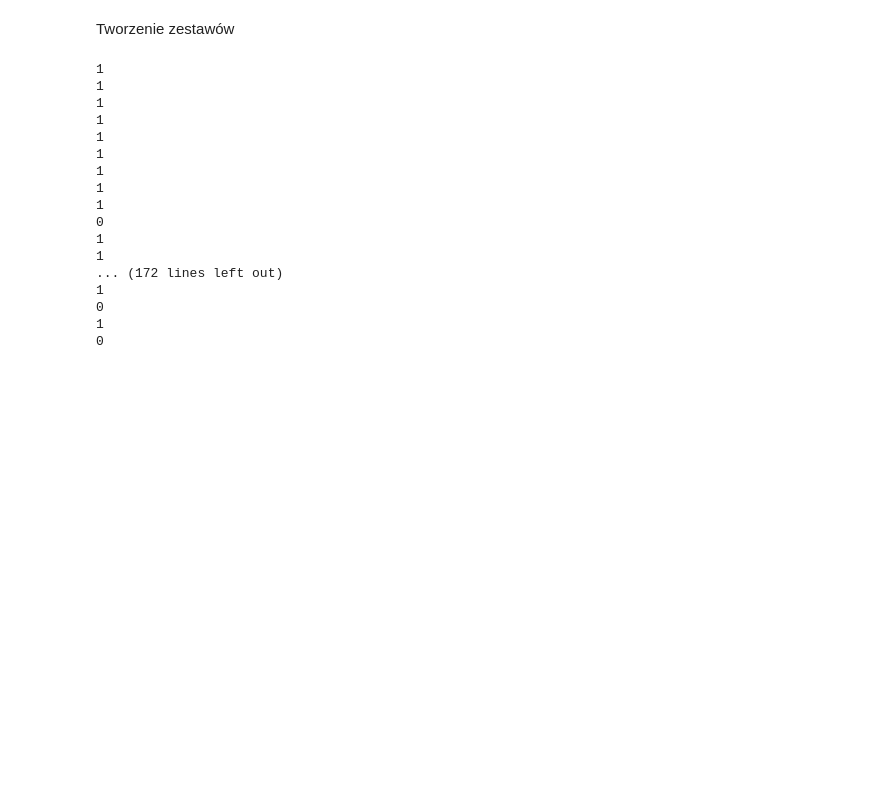
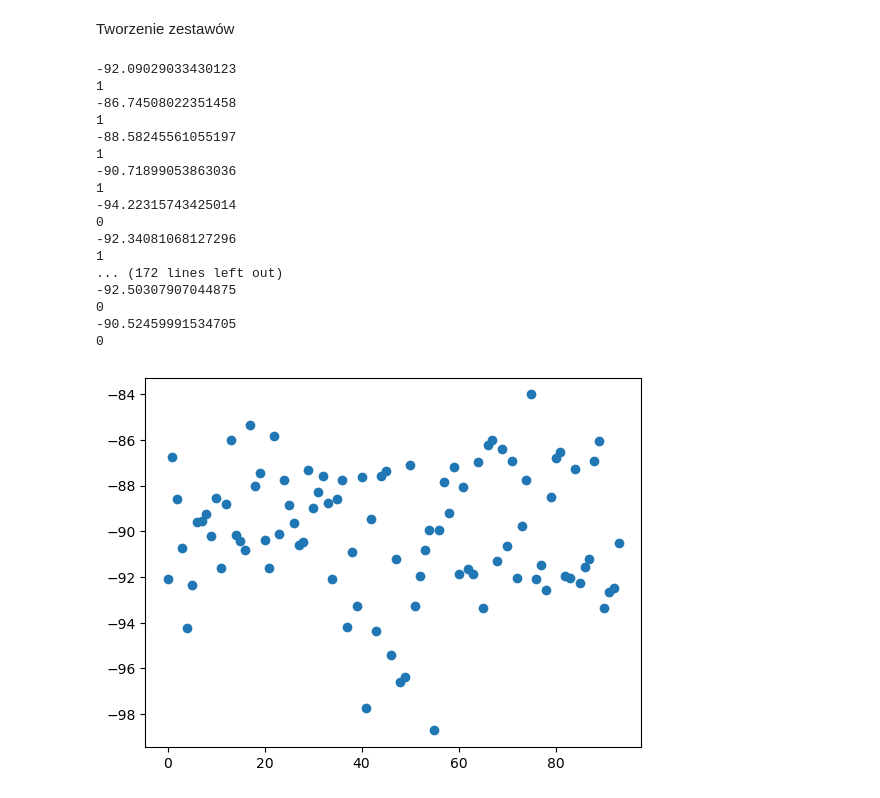
Before and after one commit to pansplawik/eegParkinsonCognitiveDisorders, a Jupyter notebook: thirdVersion.ipynb, the cells around one changed output. Cells and saved outputs as stored; diff of their text form; code cells hidden in the pictures; blank space fills up the shorter version.

```diff
--- a/thirdVersion.ipynb
+++ b/thirdVersion.ipynb
@@ -270,26 +264,34 @@ y_test=np.array(y_test)
 y_test=y_test.transpose()
 # %%
 for i,j in zip(X_train,y_train):
-    print(len(i))
+    print(i)
     print(j)
+import numpy as np
+import matplotlib.pyplot as plt
+
+X_train = np.array(X_train)
+
+plt.scatter(range(len(X_train)), X_train)
+plt.show()
 # %% [output]
+-92.09029033430123
 1
+-86.74508022351458
 1
+-88.58245561055197
 1
+-90.71899053863036
 1
-1
-1
-1
-1
-1
+-94.22315743425014
 0
-1
+-92.34081068127296
 1
 ... (172 lines left out)
-1
+-92.50307907044875
 0
-1
+-90.52459991534705
 0
+[figure, added]
 # %%
 from mne.decoding import Vectorizer
 from sklearn.svm import SVC
```
Also changed, not shown: parts of 9 cells of this notebook.
